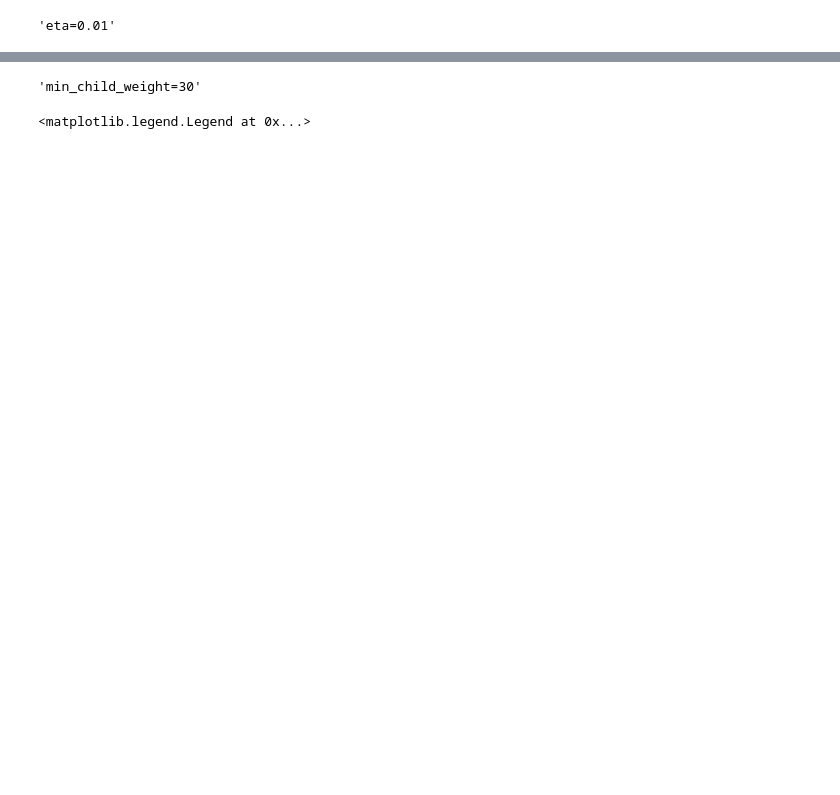
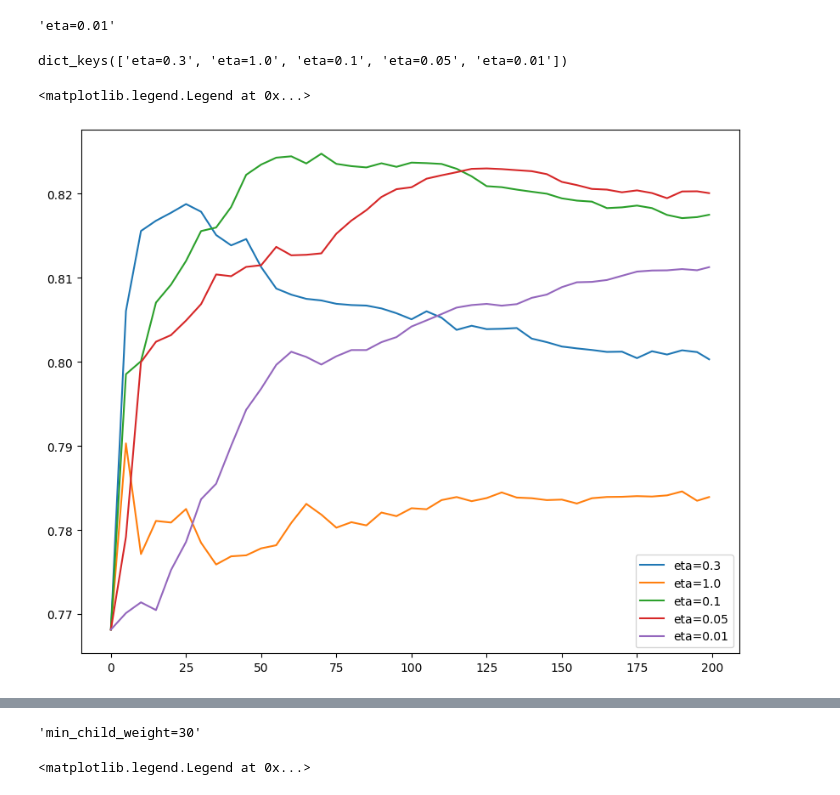
Before and after one commit to ugoswami11/ml-course-bootcamp, a Jupyter notebook: notebooks/credit-risk-scoring.ipynb, the cells around one changed output, grey strips where cells are left out. Cells and saved outputs as stored; diff of their text form; code cells hidden in the pictures; blank space fills up the shorter version.

```diff
--- a/notebooks/credit-risk-scoring.ipynb
+++ b/notebooks/credit-risk-scoring.ipynb
@@ -979,3 +979,5 @@ scores = {}
+# %%
+eta_scores = {}
 # %%
 %%capture output
 
@@ -997,7 +999,7 @@ model = xgb.train(xgb_params, dtrain, num_boost_round=200,
                   evals=watchlist)
 # %%
 key = 'eta=%s' % (xgb_params['eta'])
-scores[key] = parse_xgb_output(output)
+eta_scores[key] = parse_xgb_output(output)
 key
 # %% [output]
 'eta=0.01'
@@ -1005,0 +1006,12 @@ scores = {}
+# %%
+eta_scores.keys()
+# %% [output]
+dict_keys(['eta=0.3', 'eta=1.0', 'eta=0.1', 'eta=0.05', 'eta=0.01'])
+# %%
+plt.figure(figsize=(10,8))
+for key, df_score in eta_scores.items():
+    plt.plot(df_score.num_iter, df_score.val_auc, label=key)
+plt.legend()
+# %% [output]
+<matplotlib.legend.Legend at 0x...>
+[figure, added]
```
Also changed, not shown: parts of 28 cells of this notebook.
